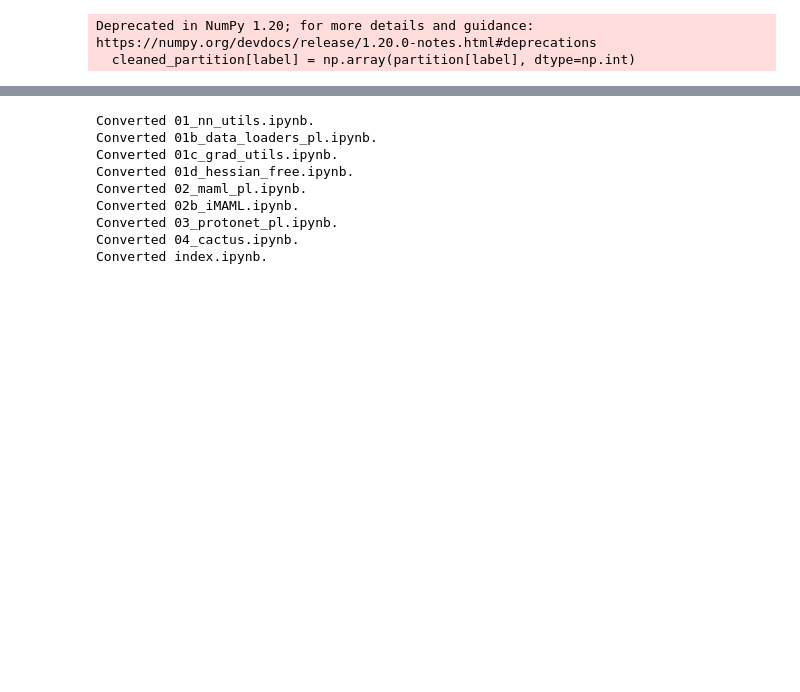
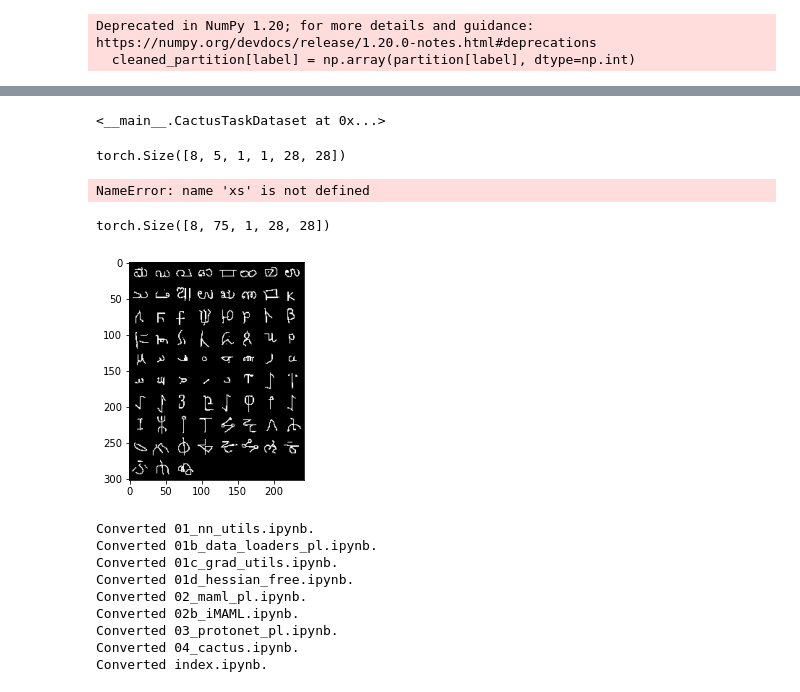
Before and after one commit to ojss/c3lr, a Jupyter notebook: 04_cactus.ipynb, the cells around one changed output, grey strips where cells are left out. Saved outputs shown, nothing was run; the diff lists cells and outputs as text; code cells hidden in the pictures; blank space fills up the shorter version.

```diff
--- a/04_cactus.ipynb
+++ b/04_cactus.ipynb
@@ -240,0 +261,4 @@ Deprecated in NumPy 1.20; for more details and guidance: https://numpy.org/devdo
+# %%
+r['train']
+# %% [output]
+<__main__.CactusTaskDataset at 0x...>
@@ -241,3 +267,19 @@ Deprecated in NumPy 1.20; for more details and guidance: https://numpy.org/devdo
+# %%
+next(iter(dl))['train'].shape
+# %% [output]
+torch.Size([8, 5, 1, 1, 28, 28])
+# %%
+c_imshow(torchvision.utils.make_grid(xs['train'][3]))
+# %% [output]
+NameError: name 'xs' is not defined
+# %%
+xs['test'].view(8, -1, 1, 28, 28)
+# %% [output]
+torch.Size([8, 75, 1, 28, 28])
+# %%
+c_imshow(torchvision.utils.make_grid(xs['test'].view(8, -1, 1, 28, 28)[3]))
+# %% [output]
+[figure, added]
 # %%
 #export
 class CactusDataModule(pl.LightningDataModule):
```
Also changed, not shown: parts of 11 cells of this notebook, 9 other files.
